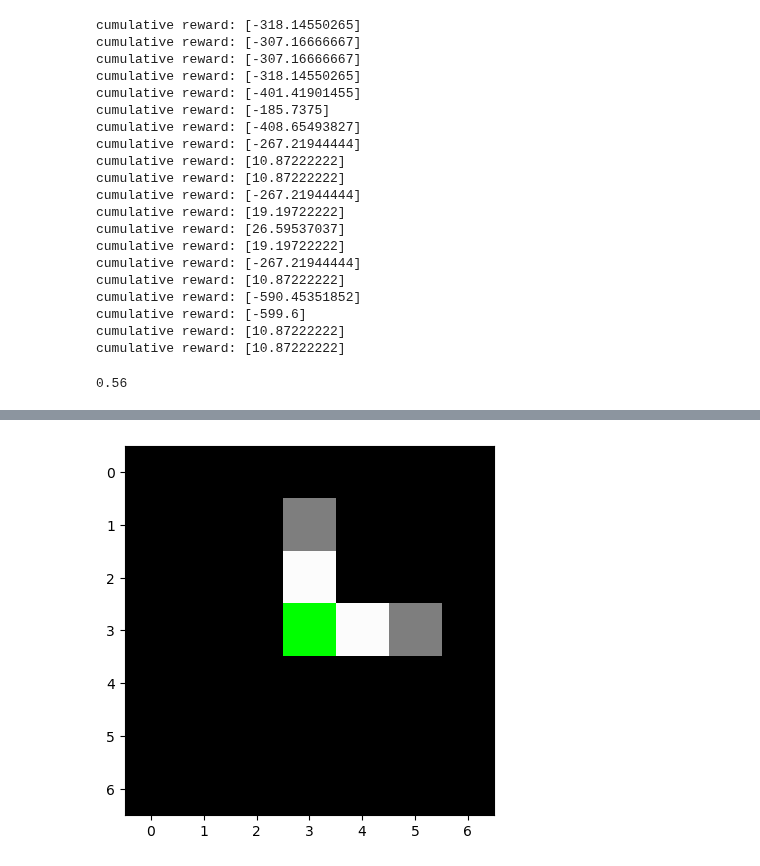
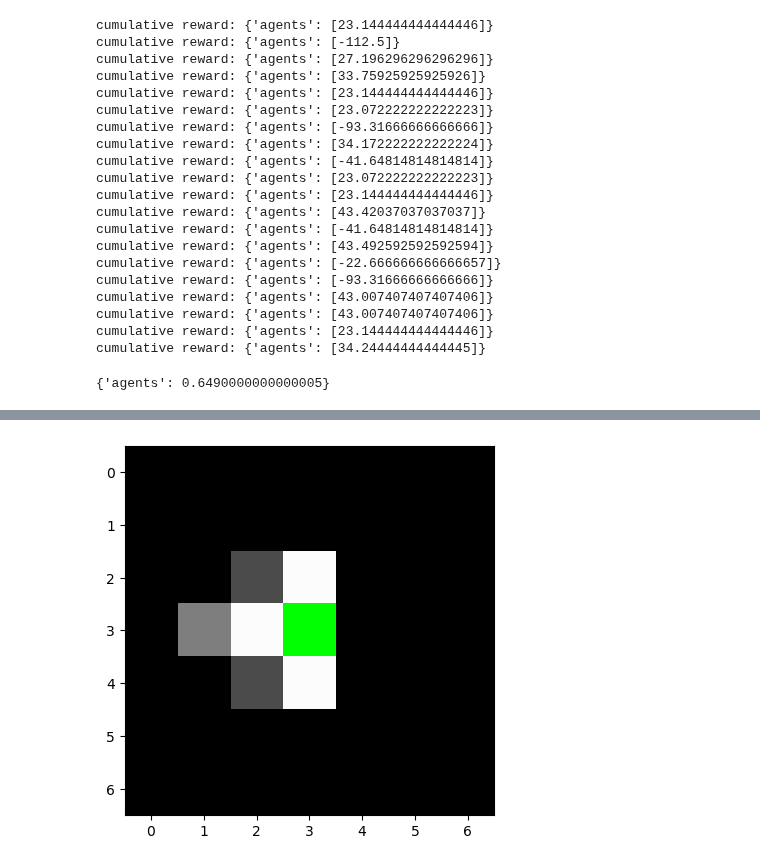
Before and after one commit to shadtome/Maze_game, a Jupyter notebook: test.ipynb, the cells around one changed output, grey strips where cells are left out. Saved outputs shown, nothing was run; the diff lists cells and outputs as text; code cells hidden in the pictures.

```diff
--- a/test.ipynb
+++ b/test.ipynb
@@ -47,39 +62,39 @@ mult_agent.animate_last_replay(0,name='test18')
 # %%
-load = basic.BaseAgent.load('CodyTest_best')
-testing_dataset = md.Maze_dataset(20,shape=(3,3),maze_type='dfs')
-load.run_agent(testing_dataset[0],len_game=15,n_episodes=20,agents_pos = None, targets_pos =None,
+load =runners.MazeRunnerAgent.load('TestBase_best')
+testing_dataset = md.Maze_dataset(20,shape=(3,3),maze_type='percolation')
+load.run_agent(testing_dataset[0],len_game=15,n_episodes=20,
                start_dist=None)
 # %% [output]
-cumulative reward: [-318.14550265]
-cumulative reward: [-307.16666667]
-cumulative reward: [-307.16666667]
-cumulative reward: [-318.14550265]
-cumulative reward: [-401.41901455]
-cumulative reward: [-185.7375]
-cumulative reward: [-408.65493827]
-cumulative reward: [-267.21944444]
-cumulative reward: [10.87222222]
-cumulative reward: [10.87222222]
-cumulative reward: [-267.21944444]
-cumulative reward: [19.19722222]
-cumulative reward: [26.59537037]
-cumulative reward: [19.19722222]
-cumulative reward: [-267.21944444]
-cumulative reward: [10.87222222]
-cumulative reward: [-590.45351852]
-cumulative reward: [-599.6]
-cumulative reward: [10.87222222]
-cumulative reward: [10.87222222]
+cumulative reward: {'agents': [23.144444444444446]}
+cumulative reward: {'agents': [-112.5]}
+cumulative reward: {'agents': [27.196296296296296]}
+cumulative reward: {'agents': [33.75925925925926]}
+cumulative reward: {'agents': [23.144444444444446]}
+cumulative reward: {'agents': [23.072222222222223]}
+cumulative reward: {'agents': [-93.31666666666666]}
+cumulative reward: {'agents': [34.172222222222224]}
+cumulative reward: {'agents': [-41.64814814814814]}
+cumulative reward: {'agents': [23.072222222222223]}
+cumulative reward: {'agents': [23.144444444444446]}
+cumulative reward: {'agents': [43.42037037037037]}
+cumulative reward: {'agents': [-41.64814814814814]}
+cumulative reward: {'agents': [43.492592592592594]}
+cumulative reward: {'agents': [-22.666666666666657]}
+cumulative reward: {'agents': [-93.31666666666666]}
+cumulative reward: {'agents': [43.007407407407406]}
+cumulative reward: {'agents': [43.007407407407406]}
+cumulative reward: {'agents': [23.144444444444446]}
+cumulative reward: {'agents': [34.24444444444445]}
 # %%
 load.test_agent(testing_dataset,n_episodes=1000,len_game=15,
-                num_agents=1,start_dist=None)
+                num_objects={'agents':1},start_dist=None)
 # %% [output]
-0.56
+{'agents': 0.6490000000000005}
 # %%
-load.animate_last_replay(0,'vision')
+load.animate_last_replay('agents',0,'vision')
 # %% [output]
 [interactive output not drawn]
-[figure, old version]
+[figure, new version]
 # %%
 #load.make_gif('None',testing_dataset,len_game=15,n_episodes=20,num_agents=1,
 #              epsilon=0,frame_rate = 5)
```
Also changed, not shown: parts of 6 cells of this notebook, 26 other files.
